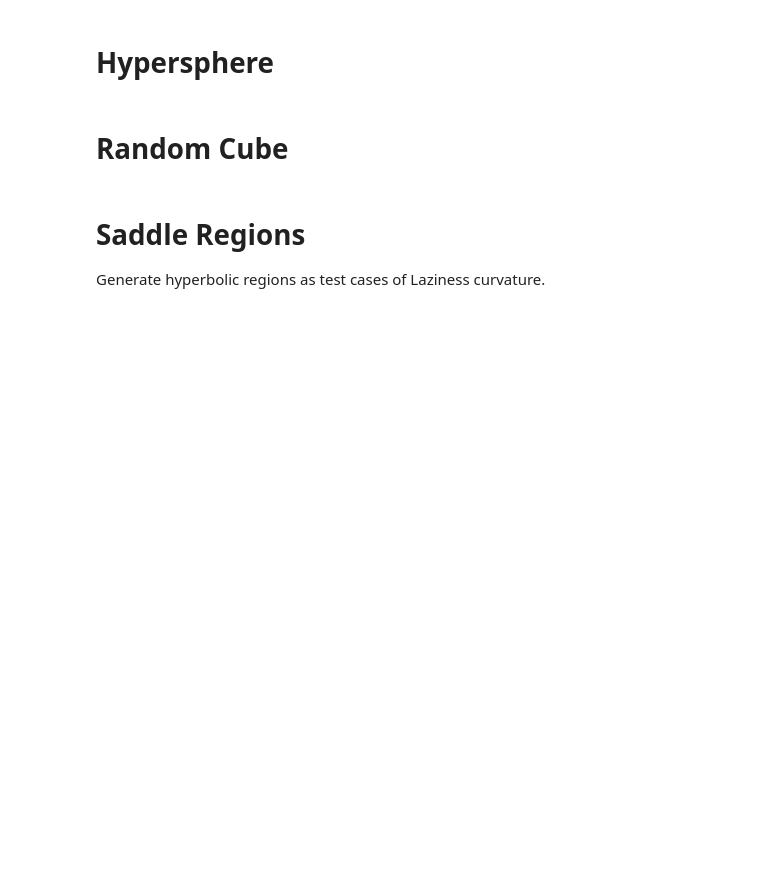
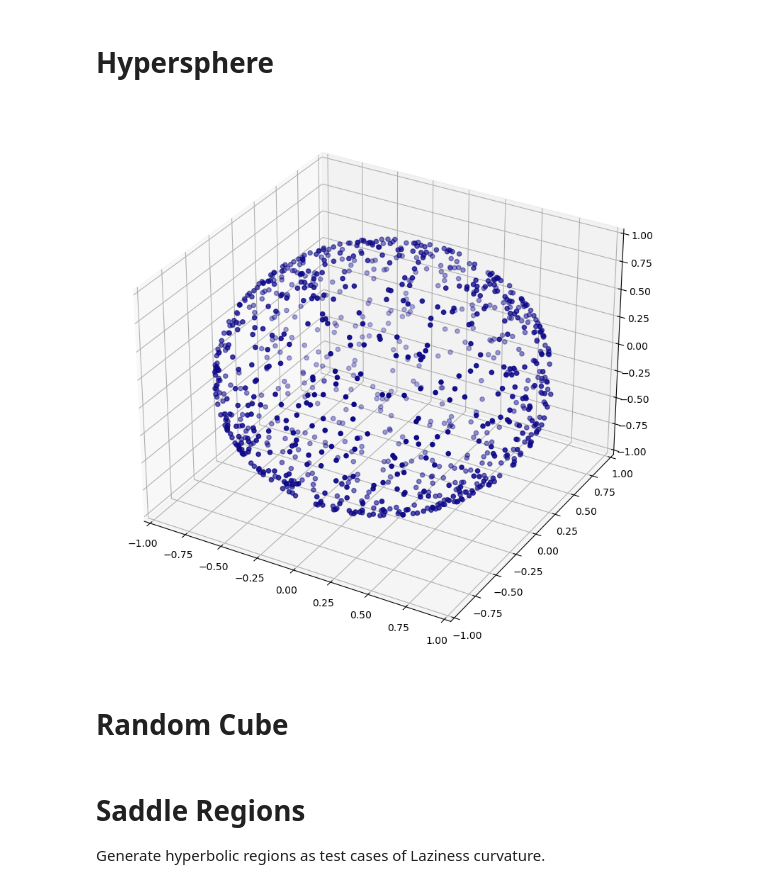
Before and after one commit to professorwug/diffusion-curvature-old, a Jupyter notebook: 01_datasets.ipynb, the cells around one changed output. Saved outputs shown, nothing was run; the diff lists cells and outputs as text; code cells hidden in the pictures; blank space fills up the shorter version.

```diff
--- a/01_datasets.ipynb
+++ b/01_datasets.ipynb
@@ -298,6 +298,11 @@ def sphere(n, radius=1,noise=0, use_guide_points = False):
         X = np.vstack([np.array([0,0,1]),X])
     ks = np.ones(n)*2
     return X, ks
+# %%
+X, ks = sphere(n=1000)
+plot_3d(X)
+# %% [output]
+[figure, added]
 # %% [markdown]
 # Random Cube
 # %%
```
Also changed, not shown: parts of 9 cells of this notebook, 15 other files.
